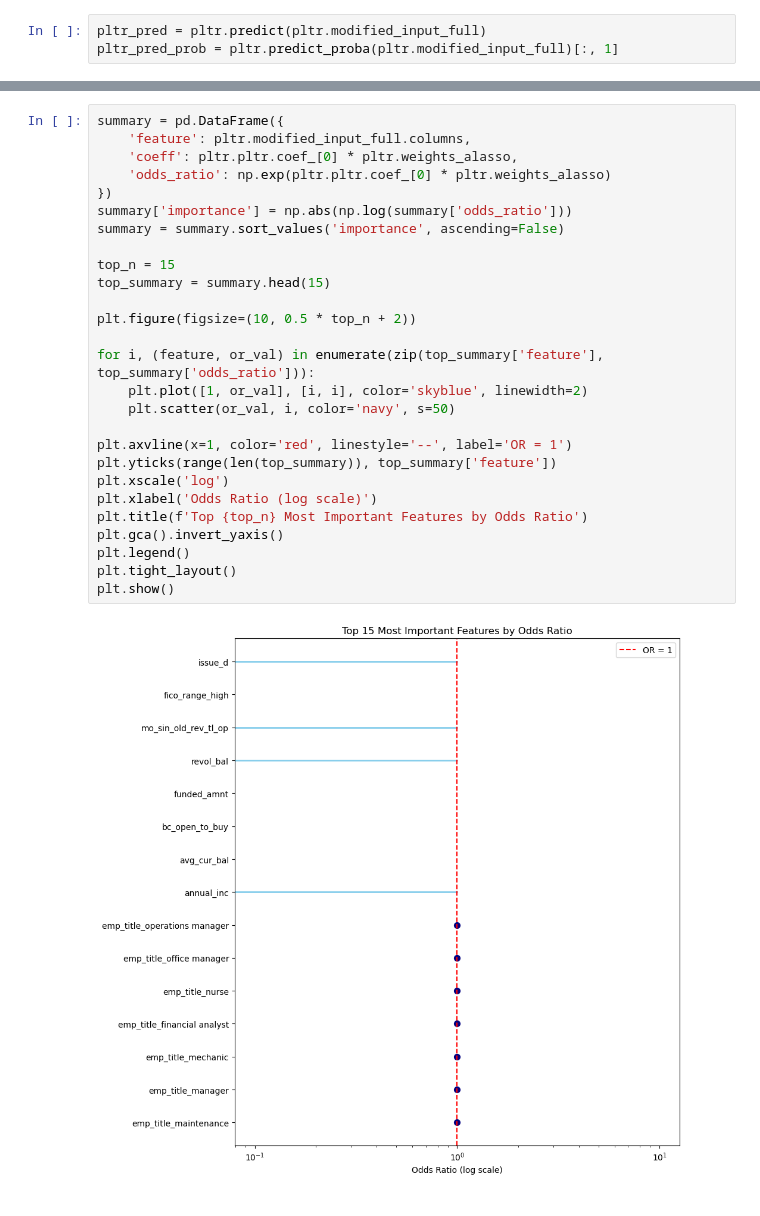
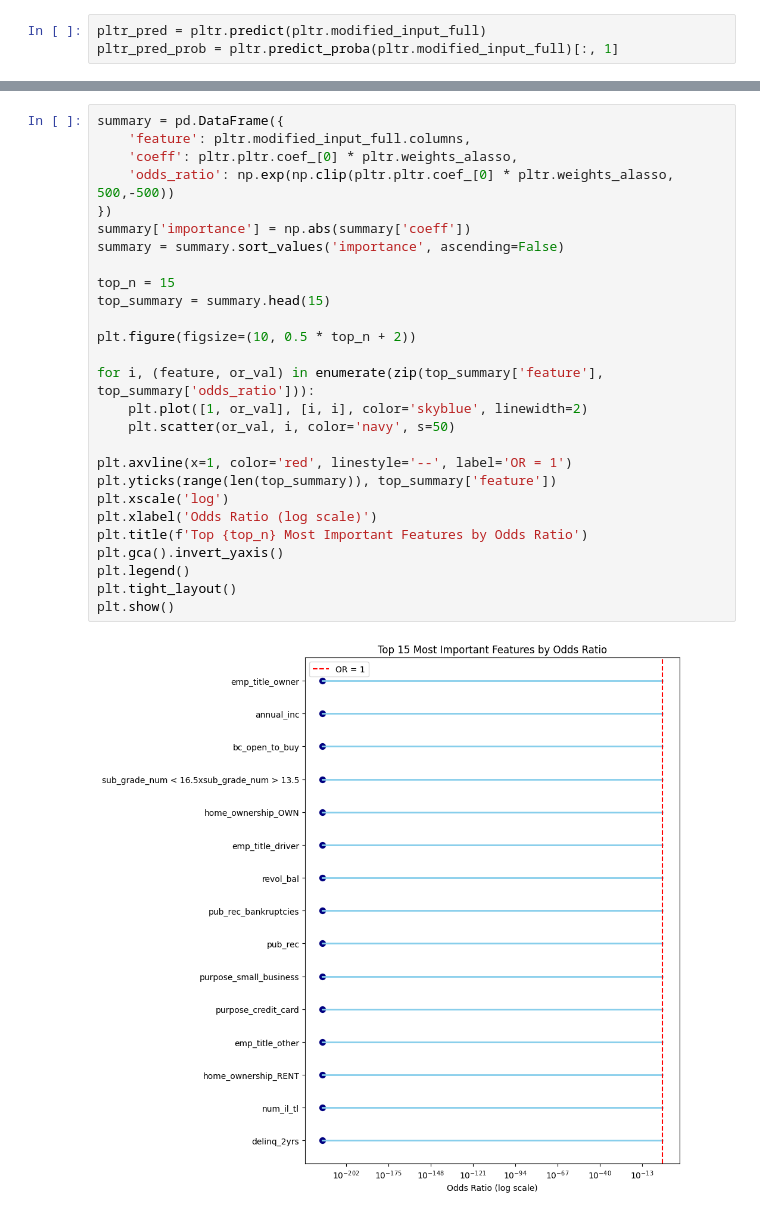
Before and after one commit to maximotk/explainable-credit-scoring, a Jupyter notebook: step1/surrogate.ipynb, the cells around one changed output, grey strips where cells are left out. Cells and saved outputs as stored; diff of their text form.

Commit message:
running step1, pending final visual

```diff
--- a/step1/surrogate.ipynb
+++ b/step1/surrogate.ipynb
@@ -468,29 +515,29 @@ Mean squared error: 0.11921248378493515
 # %%
 summary = pd.DataFrame({
     'feature': pltr.modified_input_full.columns,
     'coeff': pltr.pltr.coef_[0] * pltr.weights_alasso,
-    'odds_ratio': np.exp(pltr.pltr.coef_[0] * pltr.weights_alasso)
+    'odds_ratio': np.exp(np.clip(pltr.pltr.coef_[0] * pltr.weights_alasso, 500,-500))
 })
-summary['importance'] = np.abs(np.log(summary['odds_ratio']))
+summary['importance'] = np.abs(summary['coeff'])
 summary = summary.sort_values('importance', ascending=False)
 
 top_n = 15
 top_summary = summary.head(15)
 
 plt.figure(figsize=(10, 0.5 * top_n + 2))
 
 for i, (feature, or_val) in enumerate(zip(top_summary['feature'], top_summary['odds_ratio'])):
     plt.plot([1, or_val], [i, i], color='skyblue', linewidth=2)
     plt.scatter(or_val, i, color='navy', s=50)
 
 plt.axvline(x=1, color='red', linestyle='--', label='OR = 1')
 plt.yticks(range(len(top_summary)), top_summary['feature'])
 plt.xscale('log')
 plt.xlabel('Odds Ratio (log scale)')
 plt.title(f'Top {top_n} Most Important Features by Odds Ratio')
 plt.gca().invert_yaxis()
 plt.legend()
 plt.tight_layout()
 plt.show()
 # %% [output]
-[figure, old version]
+[figure, new version]
```
Also changed, not shown: parts of 11 cells of this notebook.
